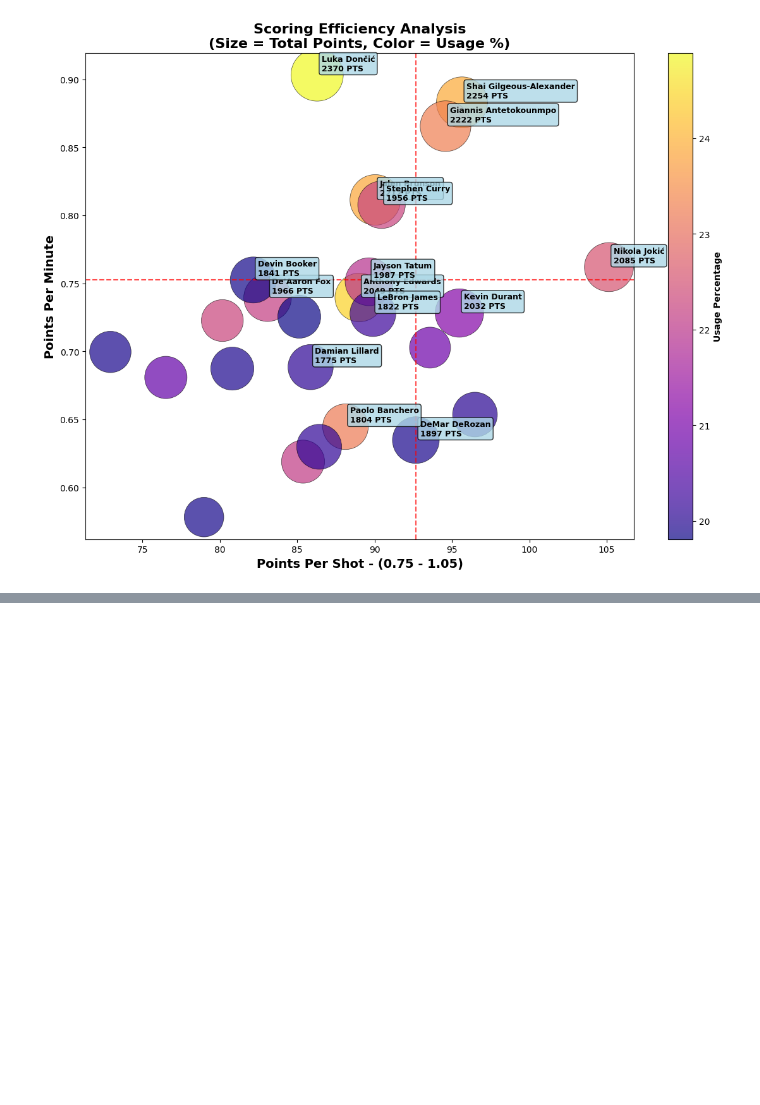
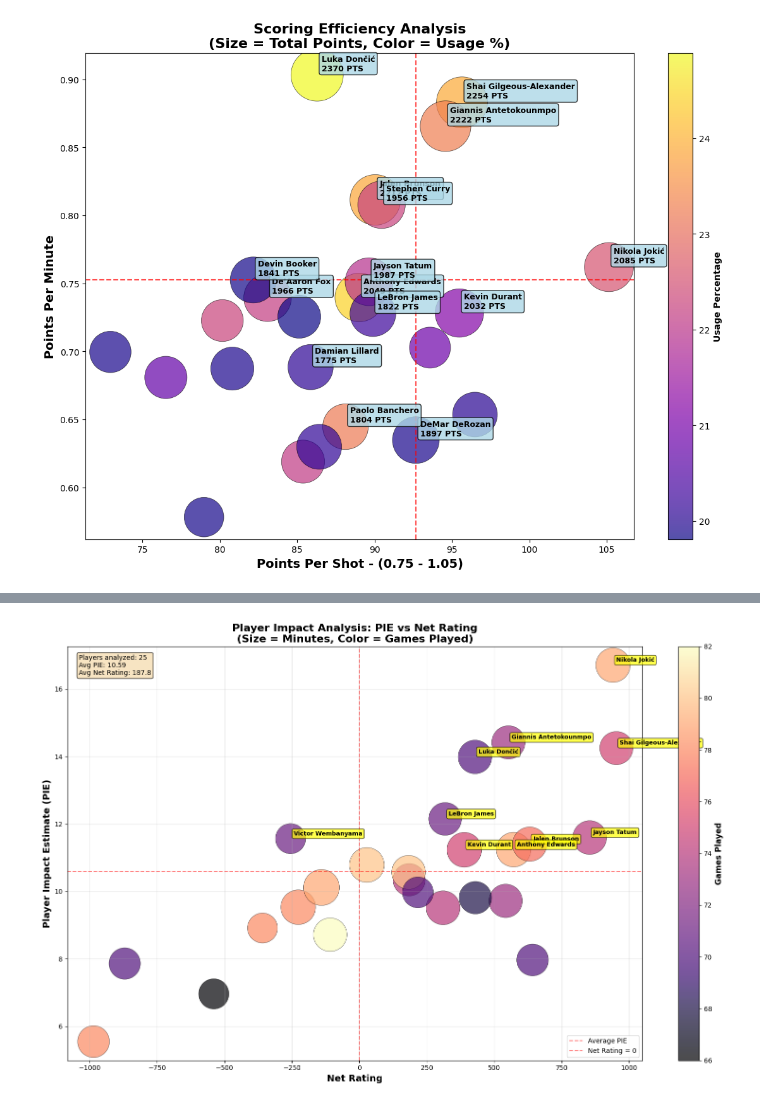
Before and after one commit to spon7ge/NBA-Rising-Stars-2023-24, a Jupyter notebook: file.ipynb, the cells around one changed output, grey strips where cells are left out. Cells and saved outputs as stored; diff of their text form; code cells hidden in the pictures; blank space fills up the shorter version.

Commit message:
finished my dashboards

```diff
--- a/file.ipynb
+++ b/file.ipynb
@@ -299,0 +266,59 @@ plt.show()
+# %%
+# Create PIE vs Net Rating Dashboard
+plt.figure(figsize=(16, 10))
+
+# Filter players with minimum games played for meaningful data
+min_games = 40
+filtered_res = res[res['GP'] >= min_games].copy()
+
+# Create the scatter plot
+scatter = plt.scatter(
+    filtered_res['NET_RATING'],
+    filtered_res['PIE'],
+    c=filtered_res['GP'],  # Color by games played
+    s=filtered_res['MIN'],  # Size by minutes played
+    alpha=0.7,
+    cmap='magma',
+    edgecolors='black',
+    linewidth=0.5
+)
+
+# Add colorbar
+cbar = plt.colorbar(scatter)
+cbar.set_label('Games Played', fontsize=12, fontweight='bold')
+
+# Customize the plot
+plt.xlabel('Net Rating', fontsize=14, fontweight='bold')
+plt.ylabel('Player Impact Estimate (PIE)', fontsize=14, fontweight='bold')
+plt.title('Player Impact Analysis: PIE vs Net Rating\n(Size = Minutes, Color = Games Played)',
+          fontsize=16, fontweight='bold')
+
+# Add grid
+plt.grid(True, alpha=0.3)
+
+# Add reference lines
+plt.axhline(y=filtered_res['PIE'].mean(), color='red', linestyle='--', alpha=0.5, label='Average PIE')
+plt.axvline(x=0, color='red', linestyle='--', alpha=0.5, label='Net Rating = 0')
+
+# Annotate top performers
+top_pie_players = filtered_res.nlargest(10, 'PIE')
+for idx, row in top_pie_players.iterrows():
+    plt.annotate(row['PLAYER_NAME'],
+                (row['NET_RATING'], row['PIE']),
+                xytext=(5, 5), textcoords='offset points',
+                fontsize=9, fontweight='bold',
+                bbox=dict(boxstyle='round,pad=0.3', facecolor='yellow', alpha=0.7))
+
+# Add legend
+plt.legend(loc='lower right')
+
+# Add summary statistics text box
+textstr = f'Players analyzed: {len(filtered_res)}\nAvg PIE: {filtered_res["PIE"].mean():.2f}\nAvg Net Rating: {filtered_res["NET_RATING"].mean():.1f}'
+props = dict(boxstyle='round', facecolor='wheat', alpha=0.8)
+plt.text(0.02, 0.98, textstr, transform=plt.gca().transAxes, fontsize=10,
+         verticalalignment='top', bbox=props)
+
+plt.tight_layout()
+plt.show()
+# %% [output]
+[figure, added]
```
Also changed, not shown: parts of 14 cells of this notebook.
